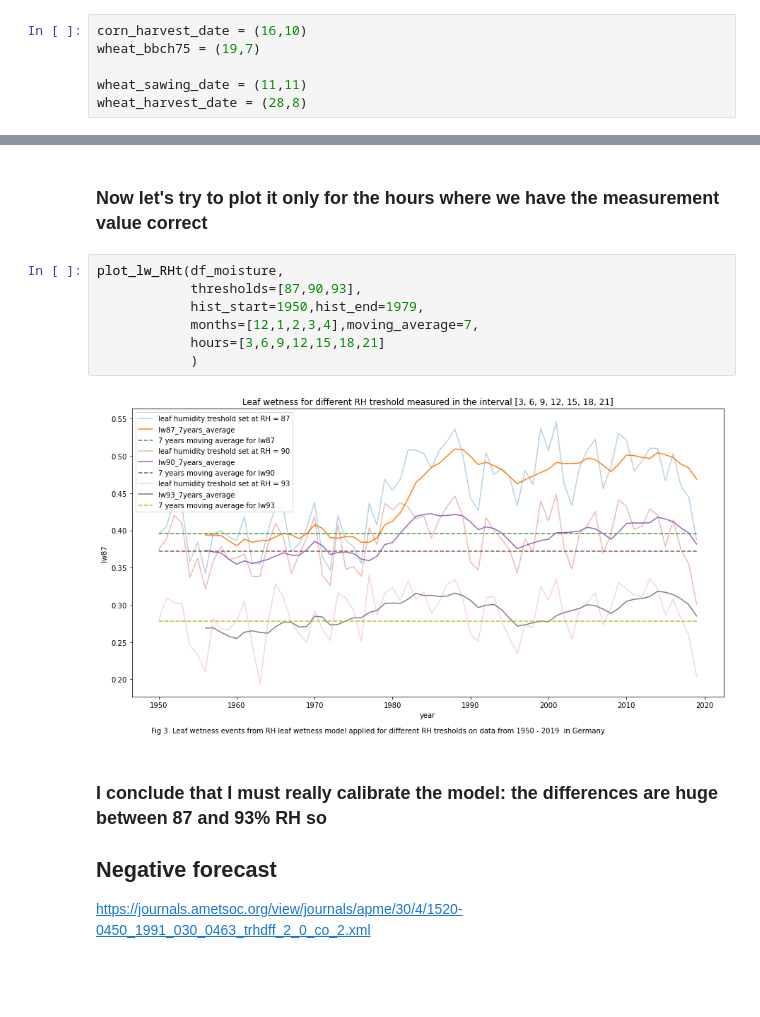
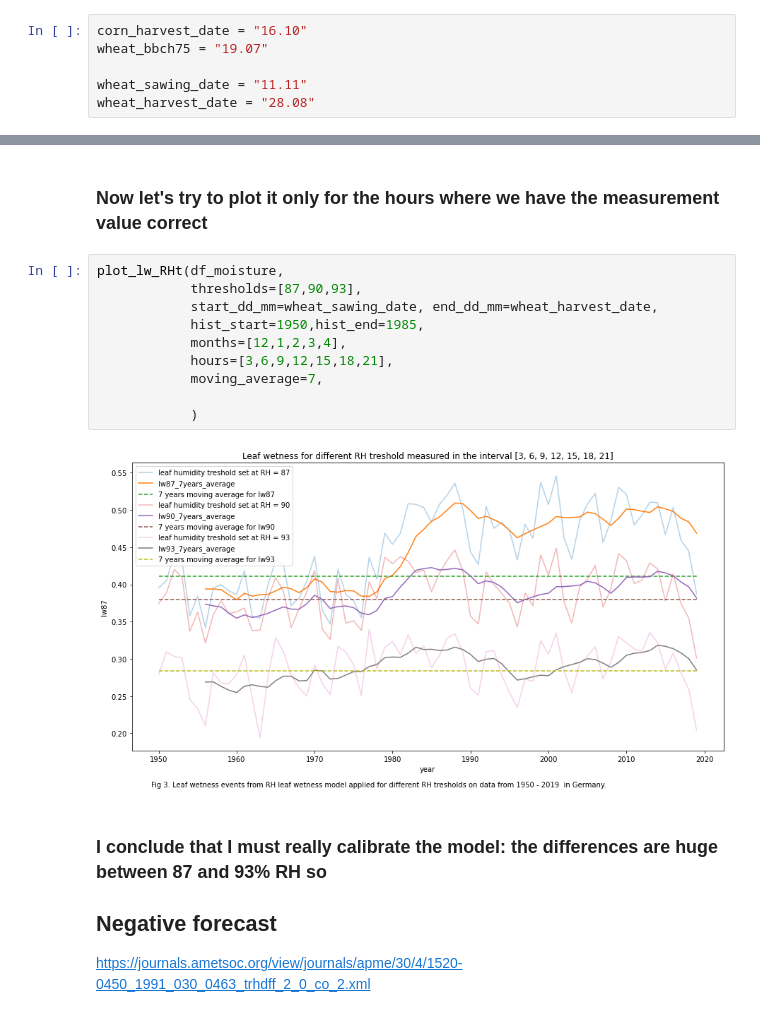
Before and after one commit to serbanradulescu/master_thesis, a Jupyter notebook: project.ipynb, the cells around one changed output, grey strips where cells are left out. Saved outputs shown, nothing was run; the diff lists cells and outputs as text; blank space fills up the shorter version.

```diff
--- a/project.ipynb
+++ b/project.ipynb
@@ -118,11 +118,11 @@ Q3 quantile of arr :  232.0
 # Sawing date: November 11
 # Harvest: August 28
 # %%
-corn_harvest_date = (16,10)
-wheat_bbch75 = (19,7)
+corn_harvest_date = "16.10"
+wheat_bbch75 = "19.07"
 
-wheat_sawing_date = (11,11)
-wheat_harvest_date = (28,8)
+wheat_sawing_date = "11.11"
+wheat_harvest_date = "28.08"
 # %% [markdown]
 ## Step 2. Results
 ### 1. Temperature
@@ -188,12 +188,15 @@ From 1980, the data is measured more constantly. The variation in the RH analysi
 # %%
 plot_lw_RHt(df_moisture,
             thresholds=[87,90,93],
-            hist_start=1950,hist_end=1979,
-            months=[12,1,2,3,4],moving_average=7,
-            hours=[3,6,9,12,15,18,21]
+            start_dd_mm=wheat_sawing_date, end_dd_mm=wheat_harvest_date,
+            hist_start=1950,hist_end=1985,
+            months=[12,1,2,3,4],
+            hours=[3,6,9,12,15,18,21],
+            moving_average=7,
+
             )
 # %% [output]
-[figure, old version]
+[figure, new version]
 # %% [markdown]
 ### I conclude that I must really calibrate the model: the differences are huge between 87 and 93% RH so
 
```
Also changed, not shown: parts of 6 cells of this notebook, 2 other files.
